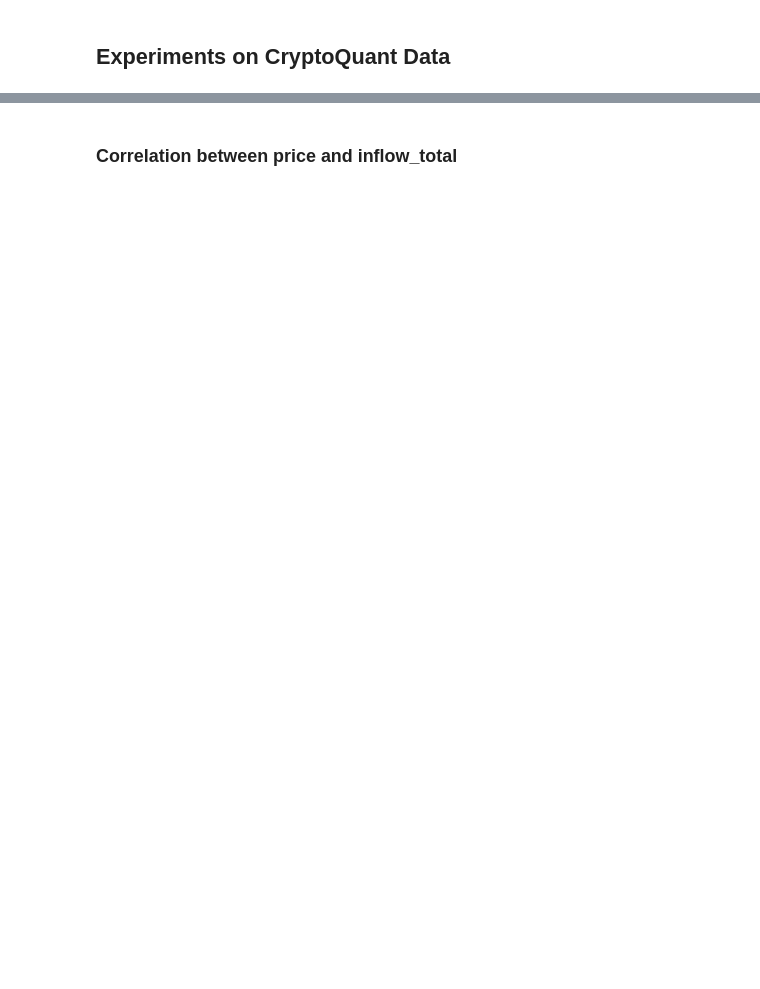
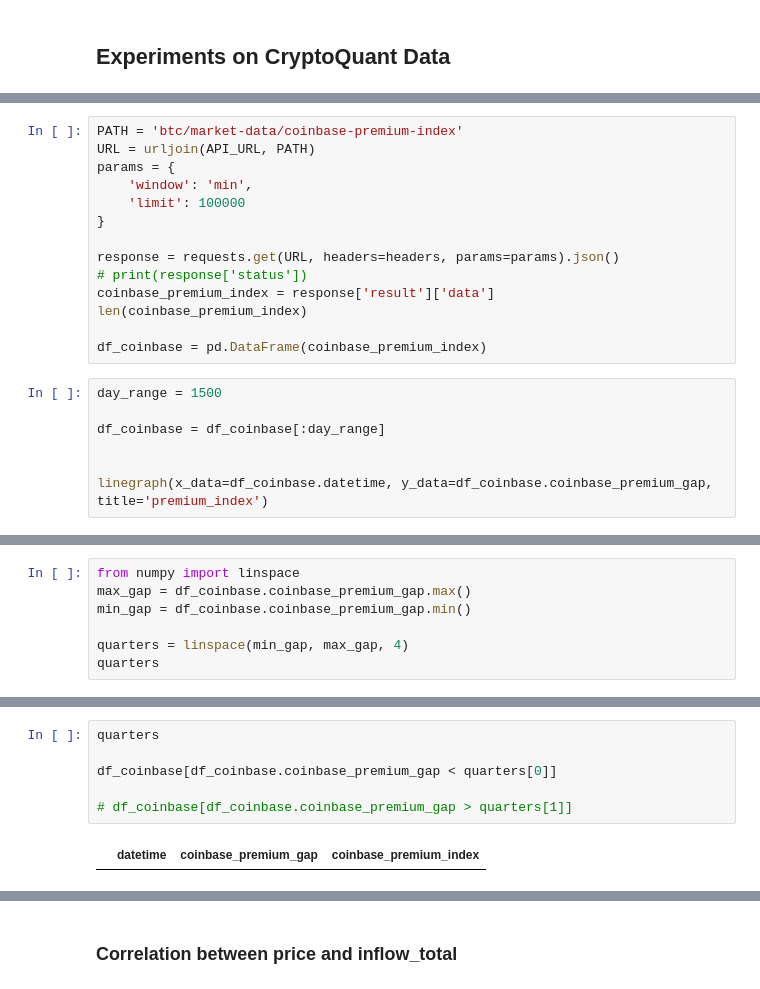
Before and after one commit to minsoo0926/trading, a Jupyter notebook: data_processing.ipynb, the cells around one changed output, grey strips where cells are left out. Cells and saved outputs as stored; diff of their text form; blank space fills up the shorter version.

```diff
--- a/data_processing.ipynb
+++ b/data_processing.ipynb
@@ -46,0 +94,21 @@ headers = {'Authorization': 'Bearer ' + API_KEY}
+# %%
+PATH = 'btc/market-data/coinbase-premium-index'
+URL = urljoin(API_URL, PATH)
+params = {
+    'window': 'min',
+    'limit': 100000
+}
+
+response = requests.get(URL, headers=headers, params=params).json()
+# print(response['status'])
+coinbase_premium_index = response['result']['data']
+len(coinbase_premium_index)
+
+df_coinbase = pd.DataFrame(coinbase_premium_index)
+# %%
+day_range = 1500
+
+df_coinbase = df_coinbase[:day_range]
+
+
+linegraph(x_data=df_coinbase.datetime, y_data=df_coinbase.coinbase_premium_gap, title='premium_index')
@@ -46,0 +117,7 @@ headers = {'Authorization': 'Bearer ' + API_KEY}
+# %%
+from numpy import linspace
+max_gap = df_coinbase.coinbase_premium_gap.max()
+min_gap = df_coinbase.coinbase_premium_gap.min()
+
+quarters = linspace(min_gap, max_gap, 4)
+quarters
@@ -46,0 +192,8 @@ headers = {'Authorization': 'Bearer ' + API_KEY}
+# %%
+quarters
+
+df_coinbase[df_coinbase.coinbase_premium_gap < quarters[0]]
+
+# df_coinbase[df_coinbase.coinbase_premium_gap > quarters[1]]
+# %% [output]
+|  | datetime | coinbase_premium_gap | coinbase_premium_index |
```
Also changed, not shown: parts of 44 cells of this notebook, 22 other files.
